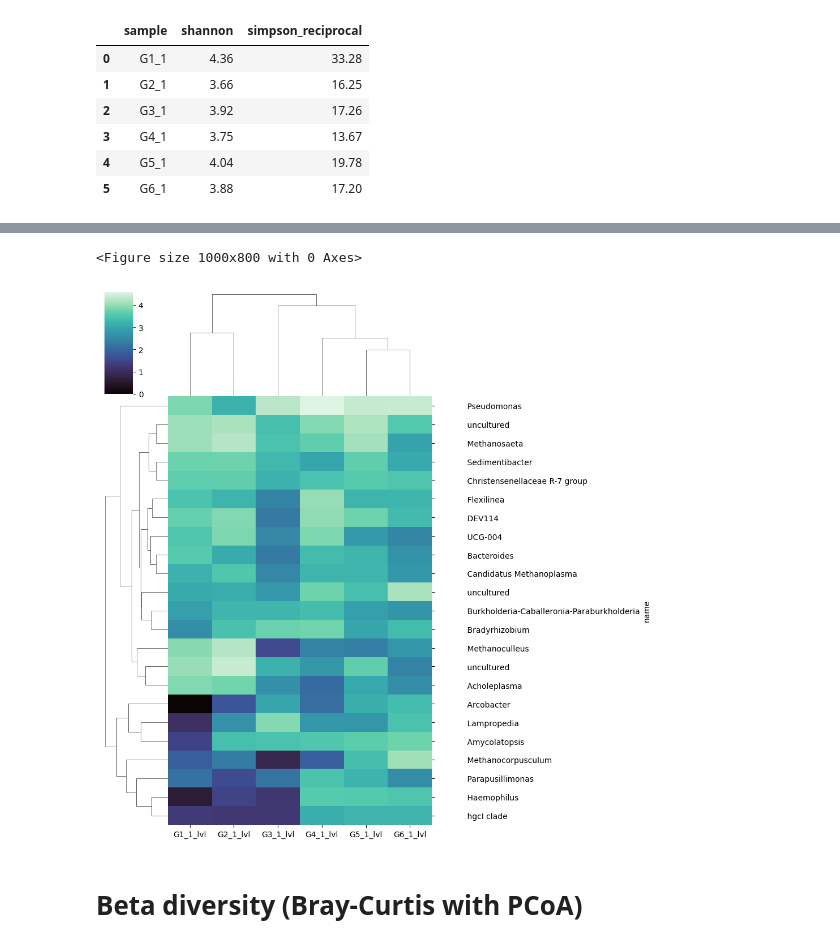
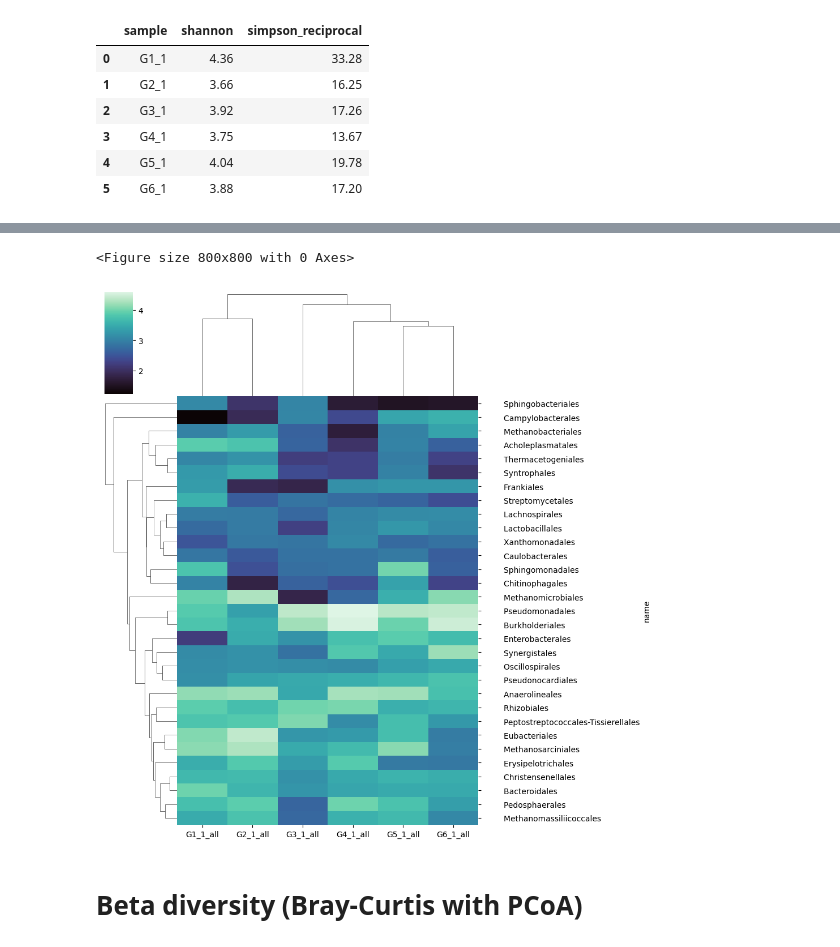
Before and after one commit to juanjo255/MAUS, a Jupyter notebook: utils/plot_bracken.ipynb, the cells around one changed output, grey strips where cells are left out. Saved outputs shown, nothing was run; the diff lists cells and outputs as text; code cells hidden in the pictures.

Commit message:
test files for alpha diversity plotting qiime2

```diff
--- a/utils/plot_bracken.ipynb
+++ b/utils/plot_bracken.ipynb
@@ -4,5 +4,5 @@ import numpy as np
 # %%
 ## Open file
 number_samples = 6
-bracken_file=pd.read_csv(filepath_or_buffer='/Volumes/PiconCossio/biocomp_tools/MAUS/utils/all_bracken_report_V3-V4.txt',
+bracken_file=pd.read_csv(filepath_or_buffer='/Volumes/PiconCossio/biocomp_tools/MAUS/utils/all_orders_bracken_report_V3-V4.txt',
                         delimiter='\t', skiprows=8)
@@ -24,11 +27,11 @@ alpha_data.sort_values(by="sample",inplace=True)
 def compute_relative_abun (df, number_samples=6):
     for i in range(1, number_samples+1):
         i = str(i)
-        df[f"G{i}_1_RelAbun"] = df[f"G{i}_1_lvl"]/df[f"G{i}_1_lvl"].sum() * 100
+        df[f"G{i}_1_RelAbun"] = df[f"G{i}_1_all"]/df[f"G{i}_1_all"].sum() * 100
     return df
 # %%
 bracken_file=compute_relative_abun(df=bracken_file, number_samples=number_samples)
-min_abundance=1
+min_abundance=0.5
 def filter_by_abundance_conditional (df, number_samples, min_abundance, min_samples):
     ## This is intended to mimic the taxa filter by abundance conditionally of qiime2
     ## Select taxa that have at least n abundance in at least n samples
@@ -147,18 +160,18 @@ cluster_plot.ax_row_dendrogram.remove()
 # %%
 import re
-keep_columns = re.findall("G\d+_\d+_lvl", " ".join(bracken_file.columns))
+keep_columns = re.findall("G\d+_\d+_all", " ".join(bracken_file.columns))
 # %%
 cluster=bracken_file[keep_columns + ["name"]]
 cluster.iloc[:,:-1] = cluster.iloc[:,:-1].apply(lambda x: np.log10(x + 1))
 cluster.set_index(keys="name", inplace=True)
 # %%
-fig = plt.figure(figsize=(10,8))
+fig = plt.figure(figsize=(8,8))
 cluster_plot = sns.clustermap(cluster, cmap="mako")
 #cluster_plot.ax_row_dendrogram.remove()
 #cluster_plot.savefig('clustermap_samples_vs_genus.png', format='png', dpi=1200)
 # %% [output]
-<Figure size 1000x800 with 0 Axes>
+<Figure size 800x800 with 0 Axes>
-[figure, old version]
+[figure, new version]
 # %% [markdown]
 # Beta diversity (Bray-Curtis with PCoA)
 # %%
```
Also changed, not shown: parts of 7 cells of this notebook, 7 other files.
